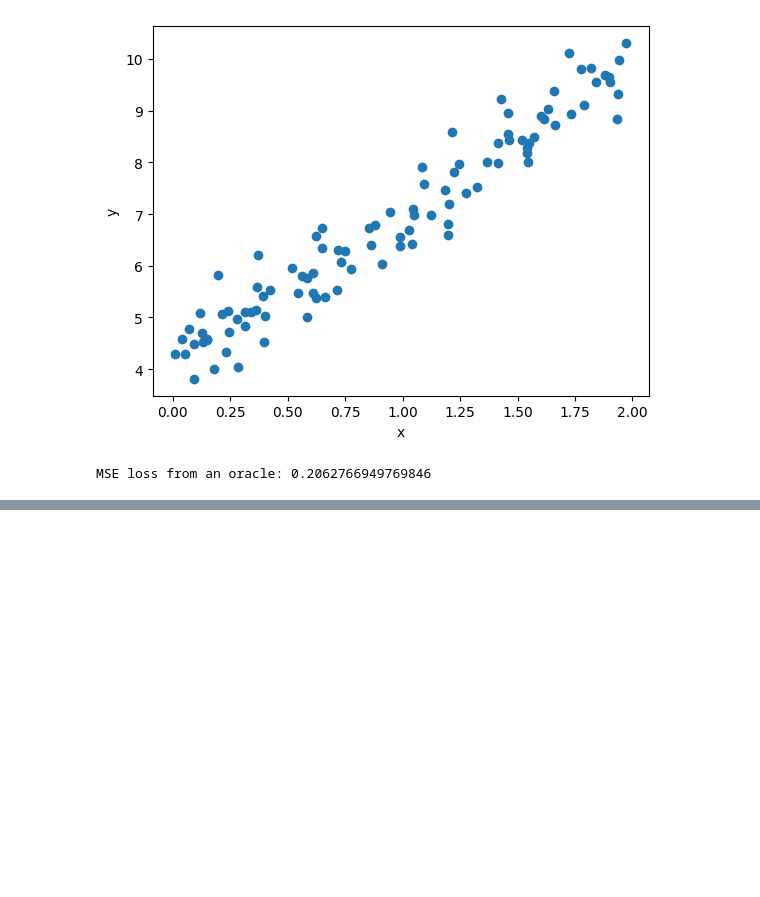
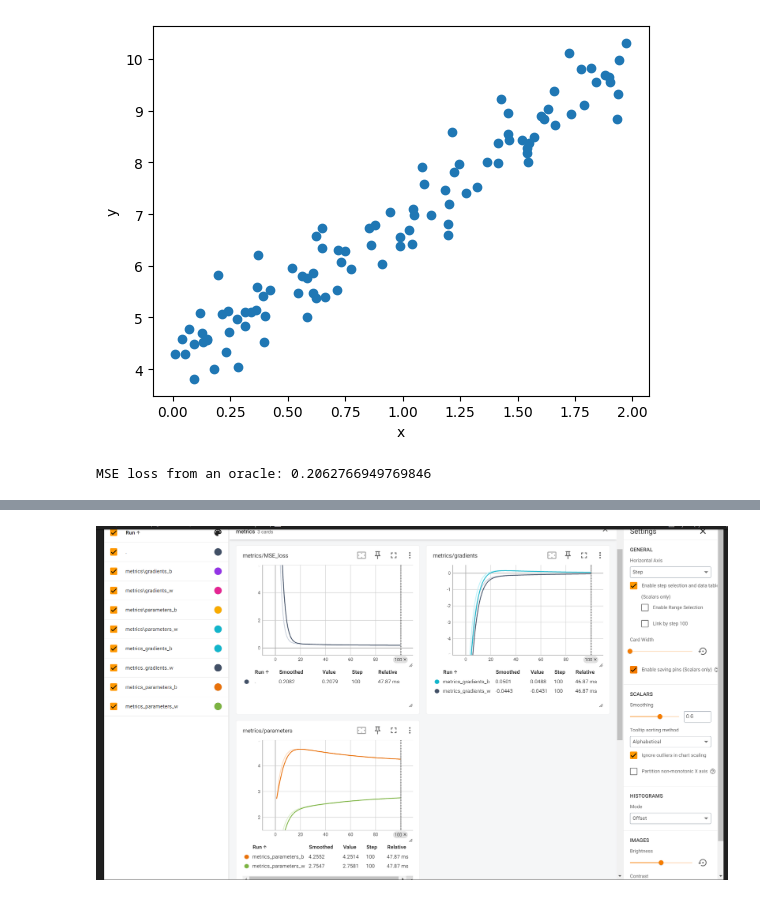
Before and after one commit to lhlich/ml_coding, a Jupyter notebook: deep_learning/tensorboard.ipynb, the cells around one changed output, grey strips where cells are left out. Cells and saved outputs as stored; diff of their text form; code cells hidden in the pictures; blank space fills up the shorter version.

```diff
--- a/deep_learning/tensorboard.ipynb
+++ b/deep_learning/tensorboard.ipynb
@@ -87 +91,8 @@ Selecting TensorBoard with logdir tb_demo/lr3 (started 0:00:52 ago; port 6007, p
 [interactive output not drawn]
+# %%
+from IPython.display import Image
+
+# Display the image
+Image(filename="tb_demo/lr_updated.png")
+# %% [output]
+[figure, added]
```
Also changed, not shown: parts of 4 cells of this notebook, 27 other files.
